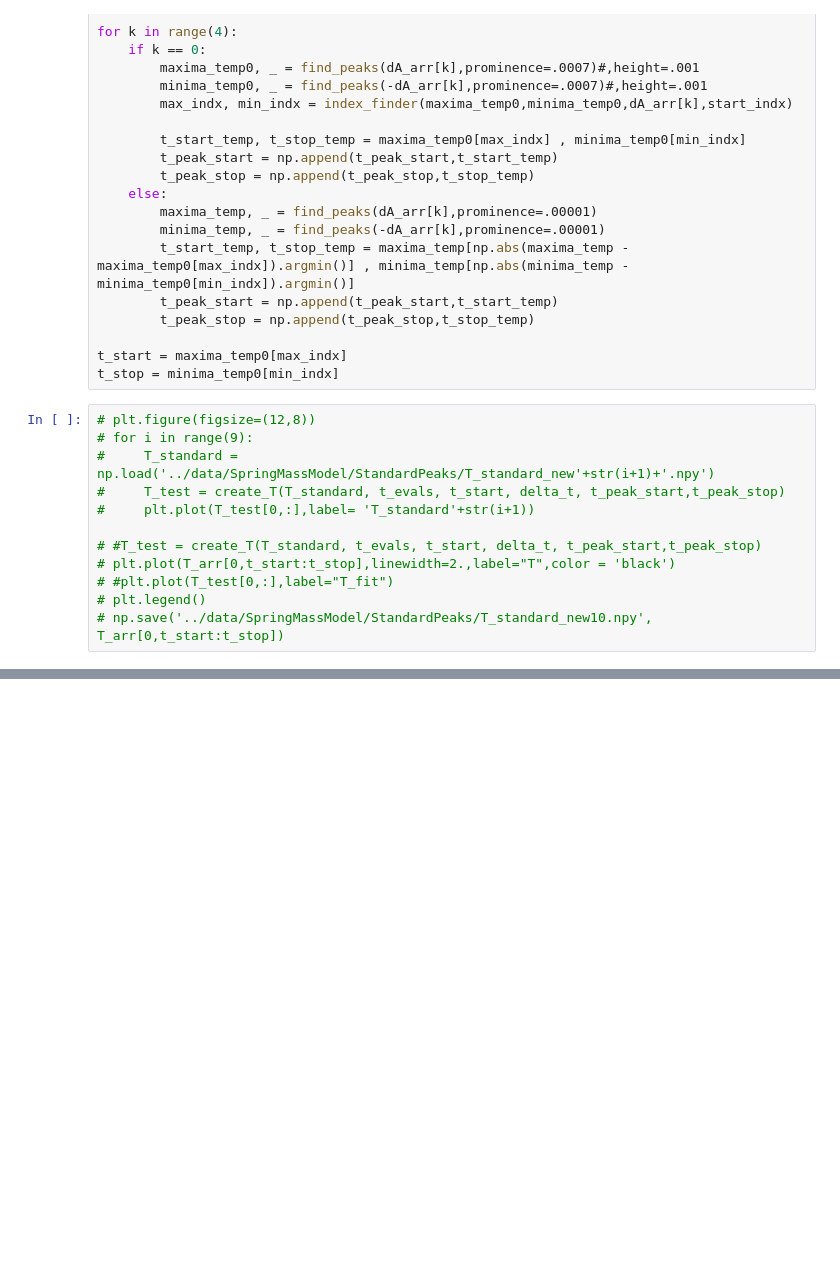
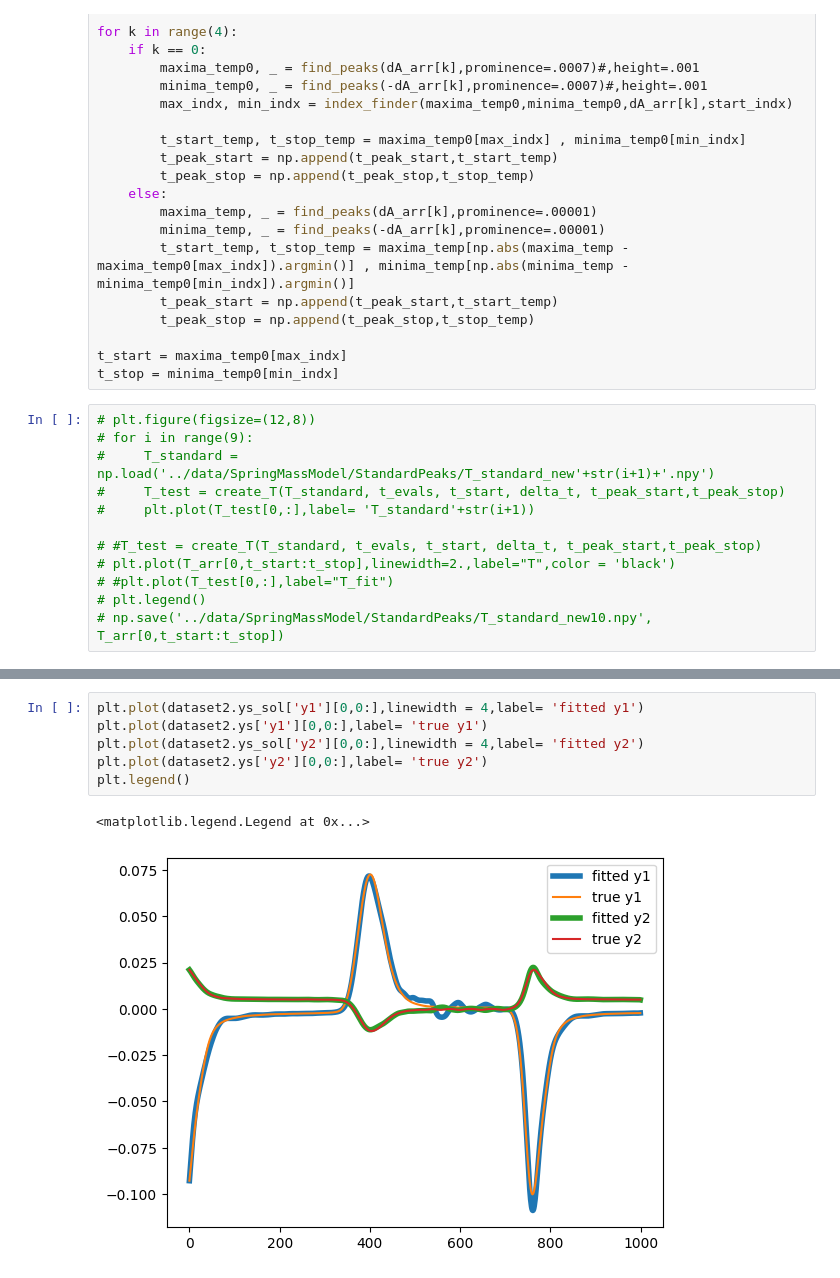
Before and after one commit to LukasBremer/SMM_AdODE_2D, a Jupyter notebook: adode_cluster/SpringMassModel/SinglePeakModel.ipynb, the cells around one changed output, grey strips where cells are left out. Cells and saved outputs as stored; diff of their text form; blank space fills up the shorter version.

```diff
--- a/adode_cluster/SpringMassModel/SinglePeakModel.ipynb
+++ b/adode_cluster/SpringMassModel/SinglePeakModel.ipynb
@@ -348,3 +367,12 @@ for i in range(4):
+# %%
+plt.plot(dataset2.ys_sol['y1'][0,0:],linewidth = 4,label= 'fitted y1')
+plt.plot(dataset2.ys['y1'][0,0:],label= 'true y1')
+plt.plot(dataset2.ys_sol['y2'][0,0:],linewidth = 4,label= 'fitted y2')
+plt.plot(dataset2.ys['y2'][0,0:],label= 'true y2')
+plt.legend()
+# %% [output]
+<matplotlib.legend.Legend at 0x...>
+[figure, added]
 # %%
 # Get the parameter names
 param_names = list(real_params.keys())
```
Also changed, not shown: parts of 11 cells of this notebook, 2 other files.
